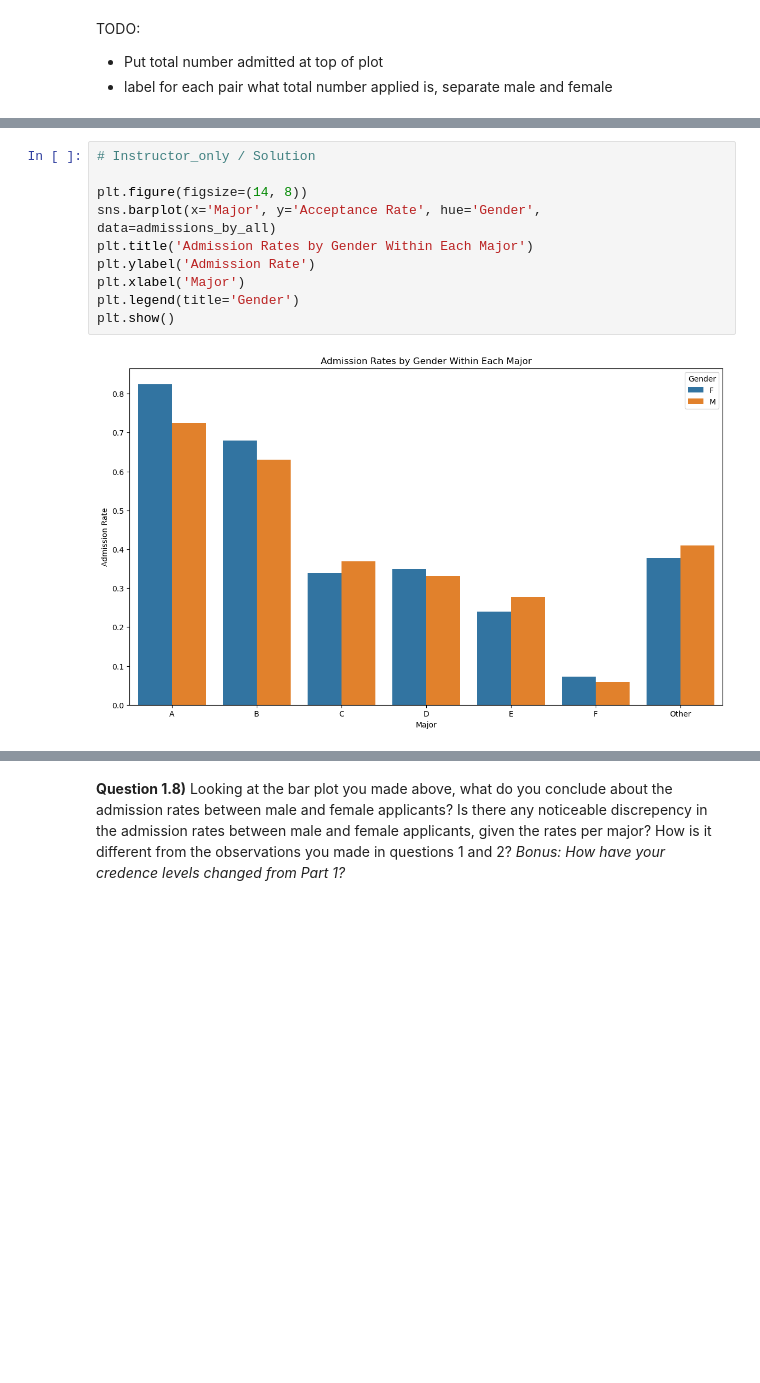
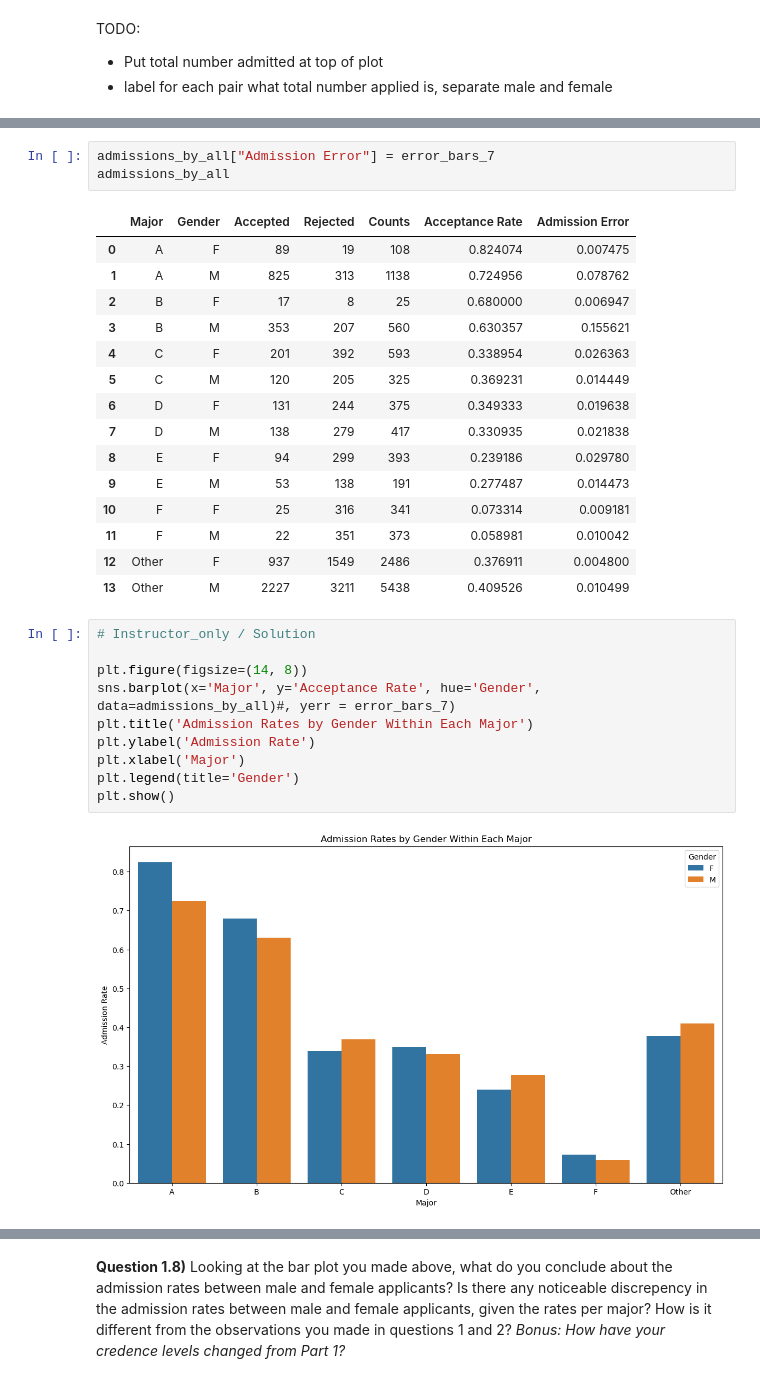
Before and after one commit to sensesensibilityscience/datascience, a Jupyter notebook: 2024/admission_rate/(new) admission_rate_part2_sol.ipynb, the cells around one changed output, grey strips where cells are left out. Saved outputs shown, nothing was run; the diff lists cells and outputs as text; blank space fills up the shorter version.

```diff
--- a/2024/admission_rate/(new) admission_rate_part2_sol.ipynb
+++ b/2024/admission_rate/(new) admission_rate_part2_sol.ipynb
@@ -194,8 +228,27 @@ TODO:
+# %%
+admissions_by_all["Admission Error"] = error_bars_7
+admissions_by_all
+# %% [output]
+|  | Major | Gender | Accepted | Rejected | Counts | Acceptance Rate | Admission Error |
+| 0 | A | F | 89 | 19 | 108 | 0.824074 | 0.007475 |
+| 1 | A | M | 825 | 313 | 1138 | 0.724956 | 0.078762 |
+| 2 | B | F | 17 | 8 | 25 | 0.680000 | 0.006947 |
+| 3 | B | M | 353 | 207 | 560 | 0.630357 | 0.155621 |
+| 4 | C | F | 201 | 392 | 593 | 0.338954 | 0.026363 |
+| 5 | C | M | 120 | 205 | 325 | 0.369231 | 0.014449 |
+| 6 | D | F | 131 | 244 | 375 | 0.349333 | 0.019638 |
+| 7 | D | M | 138 | 279 | 417 | 0.330935 | 0.021838 |
+| 8 | E | F | 94 | 299 | 393 | 0.239186 | 0.029780 |
+| 9 | E | M | 53 | 138 | 191 | 0.277487 | 0.014473 |
+| 10 | F | F | 25 | 316 | 341 | 0.073314 | 0.009181 |
+| 11 | F | M | 22 | 351 | 373 | 0.058981 | 0.010042 |
+| 12 | Other | F | 937 | 1549 | 2486 | 0.376911 | 0.004800 |
+| 13 | Other | M | 2227 | 3211 | 5438 | 0.409526 | 0.010499 |
 # %%
 # Instructor_only / Solution
 
 plt.figure(figsize=(14, 8))
-sns.barplot(x='Major', y='Acceptance Rate', hue='Gender', data=admissions_by_all)
+sns.barplot(x='Major', y='Acceptance Rate', hue='Gender', data=admissions_by_all)#, yerr = error_bars_7)
 plt.title('Admission Rates by Gender Within Each Major')
 plt.ylabel('Admission Rate')
 plt.xlabel('Major')
```
Also changed, not shown: parts of 20 cells of this notebook, 1 other file.
